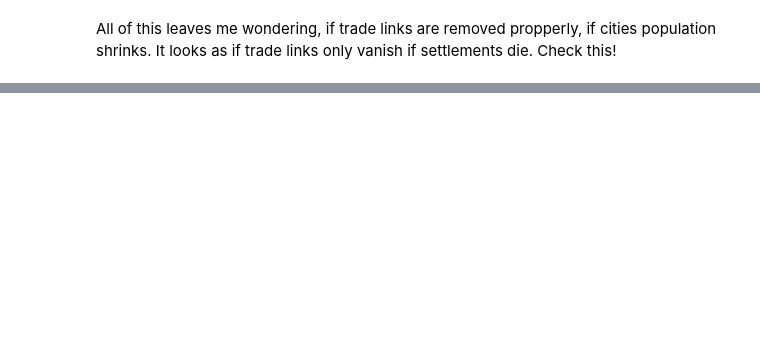
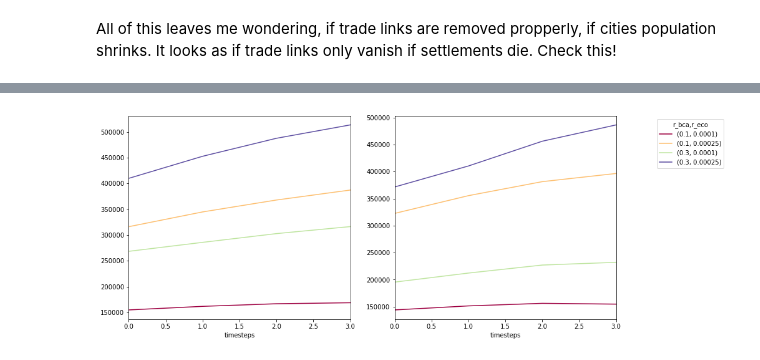
Before and after one commit to jakobkolb/Mayasim, a Jupyter notebook: Evaluation_Notebooks/X7_evaluation.ipynb, the cells around one changed output, grey strips where cells are left out. Drawn from its saved outputs; the diff is of its cells as text; code cells hidden in the pictures; blank space fills up the shorter version.

```diff
--- a/Evaluation_Notebooks/X7_evaluation.ipynb
+++ b/Evaluation_Notebooks/X7_evaluation.ipynb
@@ -78,3 +94,8 @@ plotlines(data, level, key, unstack)
 # %% [markdown]
 All of this leaves me wondering, if trade links are removed propperly, if cities population shrinks.
 It looks as if trade links only vanish if settlements die. Check this!
+# %%
+dt = data['mean_trajectories'].unstack('observables')
+
+dt['total_income'] = dt['total_income_trade'] + dt['total_income_agriculture'] + dt['total_income_ecosystem']
+dt.head()
@@ -80,0 +111,22 @@ It looks as if trade links only vanish if settlements die. Check this!
+# %%
+dt = dt.stack('observables')
+
+key=[False, 'total_income']
+level=['kill_cropless', 'observables']
+unstack = ['r_bca', 'r_eco']
+
+fig = plt.figure()
+ax1 = fig.add_subplot(121)
+key[0] = False
+dt.xs(level=level, key=key).unstack(unstack).plot(ax=ax1, legend=False, color=cls)
+ax2 = fig.add_subplot(122)
+key[0] = True
+ln = dt.xs(level=level, key=key).unstack(unstack).plot(ax=ax2, color=cls)
+lg = ln.get_legend()
+bb = lg.get_bbox_to_anchor().inverse_transformed(ax2.transAxes)
+xOffset = .5
+bb.x0 += xOffset
+bb.x1 += xOffset
+lg.set_bbox_to_anchor(bb, transform = ax2.transAxes)
+# %% [output]
+[figure, added]
```
Also changed, not shown: parts of 4 cells of this notebook, 6 other files.
